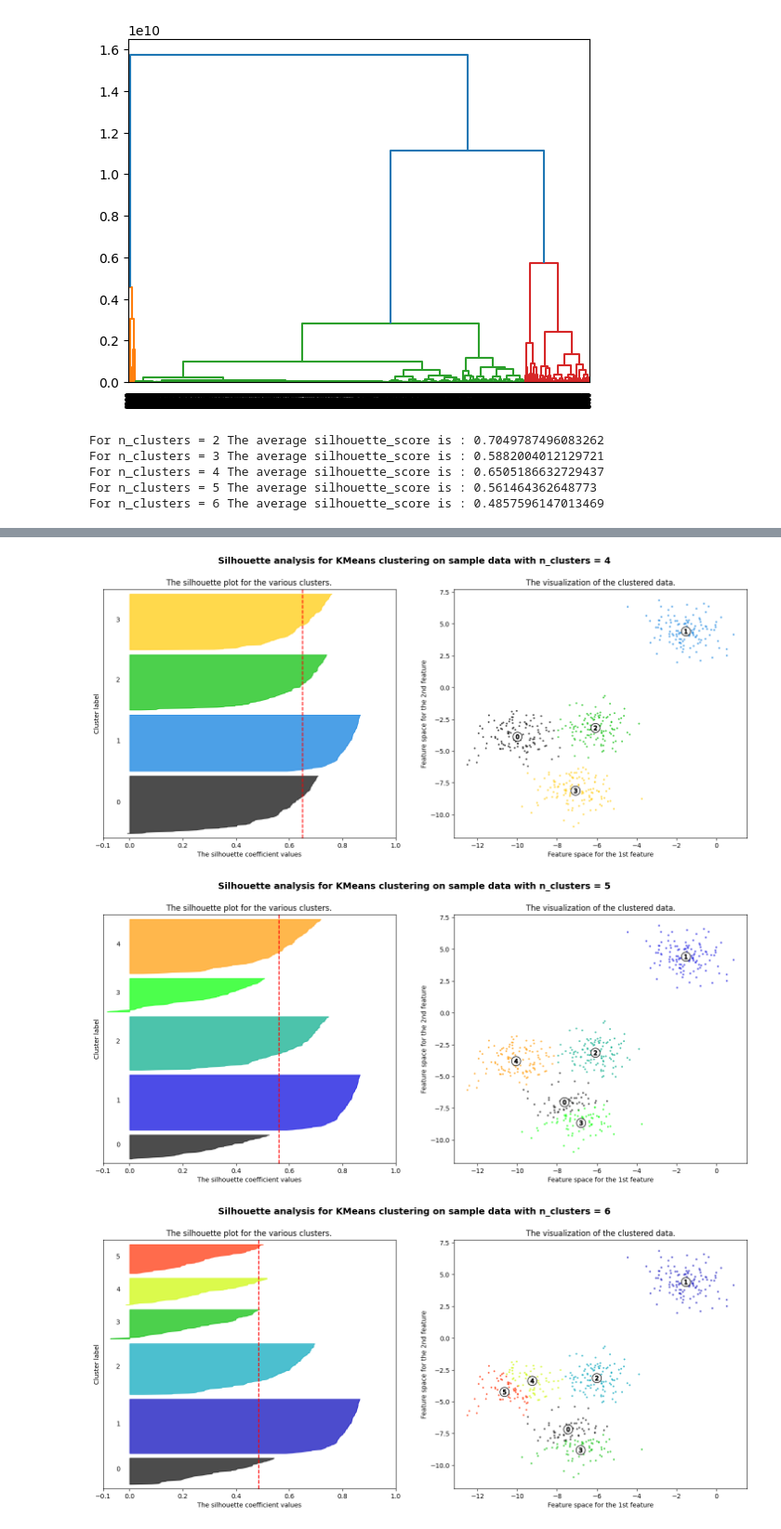
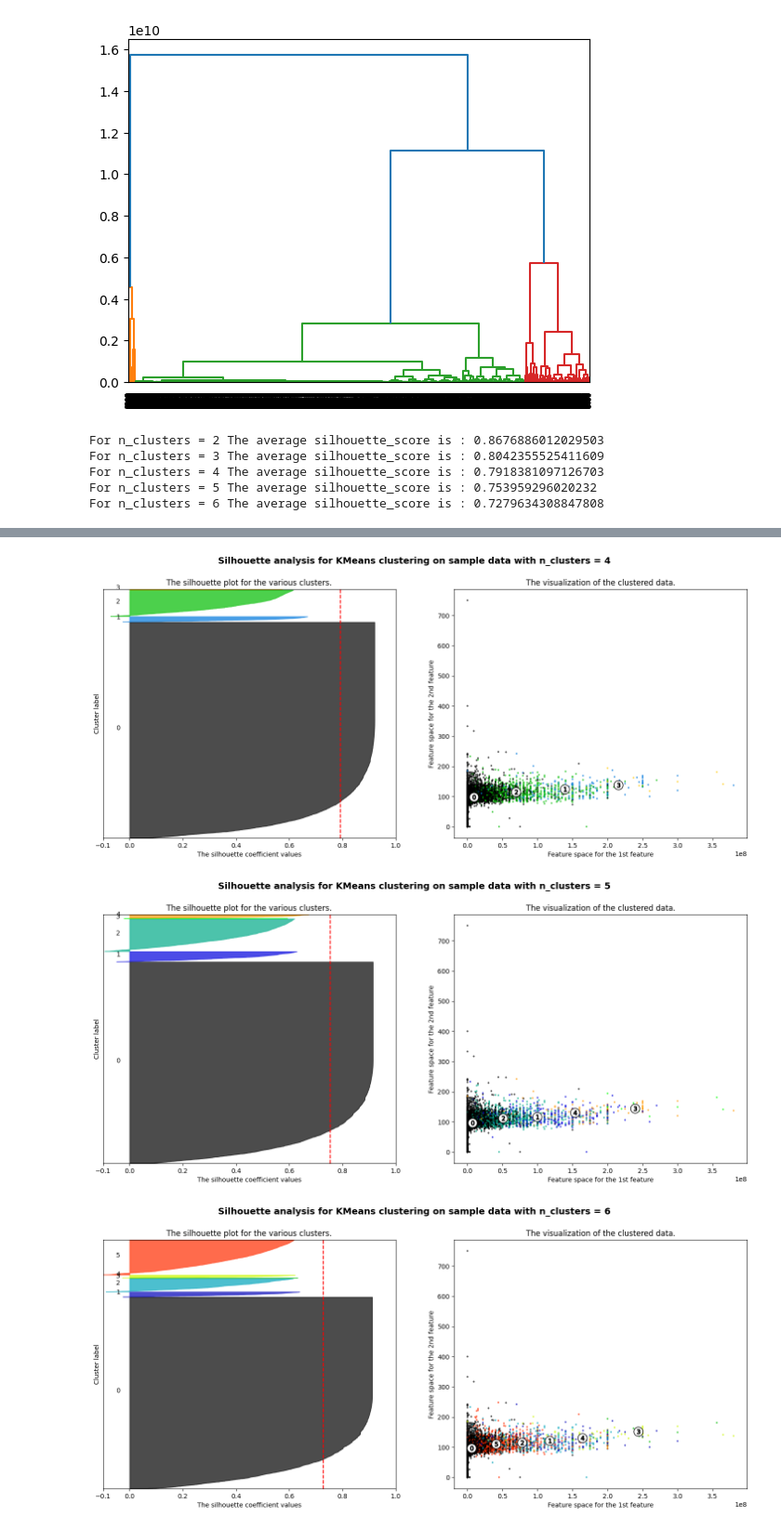
Before and after one commit to adrianrb469/md-lab2, a Jupyter notebook: lab2.ipynb, the cells around one changed output, grey strips where cells are left out. Shown: that part at 93% size. Drawn from its saved outputs; the diff is of its cells as text; code cells hidden in the pictures.

```diff
--- a/lab2.ipynb
+++ b/lab2.ipynb
@@ -67,7 +71,8 @@ movies_df[["budget", "runtime", "revenue", "popularity", "voteAvg", "voteCount",
 
 movies_df['budget'] = movies_df['budget'].astype(str).str.replace(' ', '').astype(float)
 
-X = np.array(movies_df[["budget", "runtime", "revenue", "popularity", "voteAvg", "voteCount", "genresAmount", "productionCoAmount", "productionCountriesAmount", "actorsAmount"]])
+X = np.array(movies_df[["budget", "runtime", "revenue", "voteCount", "genresAmount", "productionCoAmount", "productionCountriesAmount", "actorsAmount"]])
+Y = np.array(movies_df[["genres"]])
 
 # X = np.array(movies_df[["runtime", "revenue"]])
 
@@ -146,17 +148,6 @@ from sklearn.metrics import silhouette_samples, silhouette_score
 import matplotlib.pyplot as plt
 import matplotlib.cm as cm
 import numpy as np
-
-# Generating the sample data from make_blobs
-X, y = make_blobs(
-    n_samples=500,
-    n_features=2,
-    centers=4,
-    cluster_std=1,
-    center_box=(-10.0, 10.0),
-    shuffle=True,
-    random_state=1,
-)
 
 range_n_clusters = [2, 3, 4, 5, 6]
 
@@ -264,8 +255,8 @@ for n_clusters in range_n_clusters:
 
 plt.show()
 # %% [output]
-For n_clusters = 2 The average silhouette_score is : 0.7049787496083262
-For n_clusters = 3 The average silhouette_score is : 0.5882004012129721
-For n_clusters = 4 The average silhouette_score is : 0.6505186632729437
-For n_clusters = 5 The average silhouette_score is : 0.561464362648773
-For n_clusters = 6 The average silhouette_score is : 0.4857596147013469
+For n_clusters = 2 The average silhouette_score is : 0.8676886012029503
+For n_clusters = 3 The average silhouette_score is : 0.8042355525411609
+For n_clusters = 4 The average silhouette_score is : 0.7918381097126703
+For n_clusters = 5 The average silhouette_score is : 0.753959296020232
+For n_clusters = 6 The average silhouette_score is : 0.7279634308847808
@@ -274,3 +265,3 @@ For n_clusters = 6 The average silhouette_score is : 0.4857596147013469
-[figure, old version]
+[figure, new version]
-[figure, old version]
+[figure, new version]
-[figure, old version]
+[figure, new version]
```
Also changed, not shown: parts of 8 cells of this notebook.
